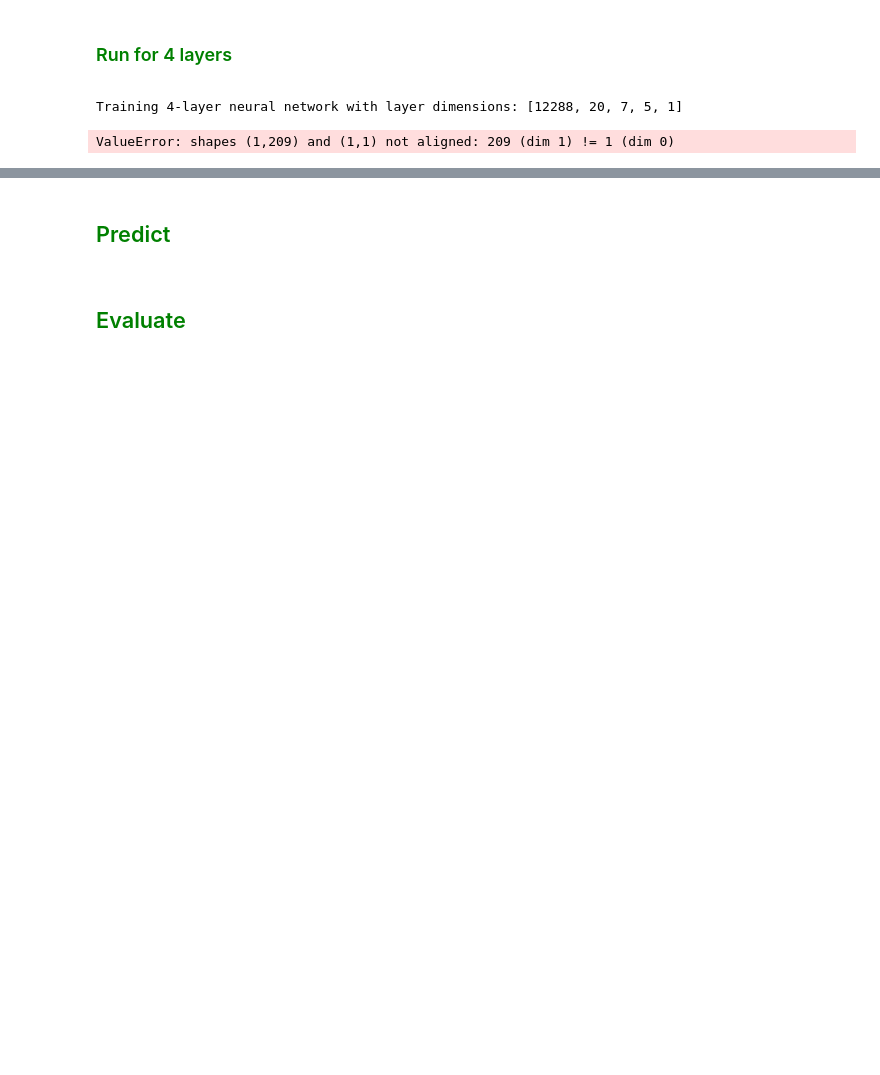
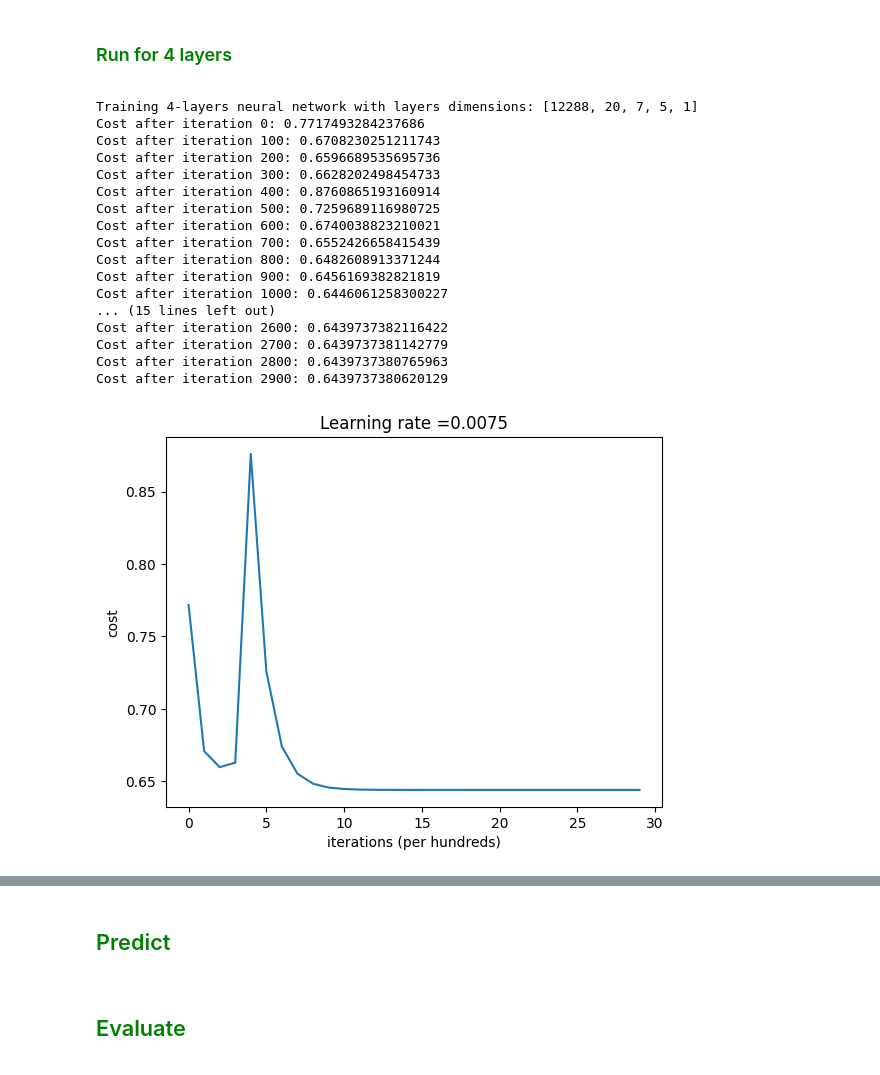
Before and after one commit to Sviatoslav1886/Data_science_2023, a Jupyter notebook: homework_lesson_26.ipynb, the cells around one changed output, grey strips where cells are left out. Cells and saved outputs as stored; diff of their text form; code cells hidden in the pictures; blank space fills up the shorter version.

```diff
--- a/homework_lesson_26.ipynb
+++ b/homework_lesson_26.ipynb
@@ -916,14 +942,34 @@ def model(X, Y, layers_dims, learning_rate=0.0075, num_iterations=3000, verbose=
 # %%
 n_x = X_train_flatten.shape[0]
 n_y = Y_train.shape[0]
-layers_dims = [n_x,20,7,5,n_y]
+layers_dims = [n_x, 20, 7, 5, n_y]
 
 parameters = model(
-    X_train_scaled, Y_train, layers_dims, num_iterations = 3000, verbose = True,
+    X_train_scaled,
+    Y_train,
+    layers_dims,
+    num_iterations = 3000,
+    verbose = True,
     learning_rate = 0.0075)
 # %% [output]
-Training 4-layer neural network with layer dimensions: [12288, 20, 7, 5, 1]
+Training 4-layers neural network with layers dimensions: [12288, 20, 7, 5, 1]
+Cost after iteration 0: 0.7717493284237686
+Cost after iteration 100: 0.6708230251211743
+Cost after iteration 200: 0.6596689535695736
+Cost after iteration 300: 0.6628202498454733
+Cost after iteration 400: 0.8760865193160914
+Cost after iteration 500: 0.7259689116980725
+Cost after iteration 600: 0.6740038823210021
+Cost after iteration 700: 0.6552426658415439
+Cost after iteration 800: 0.6482608913371244
+Cost after iteration 900: 0.6456169382821819
+Cost after iteration 1000: 0.6446061258300227
+... (15 lines left out)
+Cost after iteration 2600: 0.6439737382116422
+Cost after iteration 2700: 0.6439737381142779
+Cost after iteration 2800: 0.6439737380765963
+Cost after iteration 2900: 0.6439737380620129
-ValueError: shapes (1,209) and (1,1) not aligned: 209 (dim 1) != 1 (dim 0)
+[figure, added]
 # %% [markdown]
 <font color = blue >
 
```
Also changed, not shown: parts of 12 cells of this notebook.
